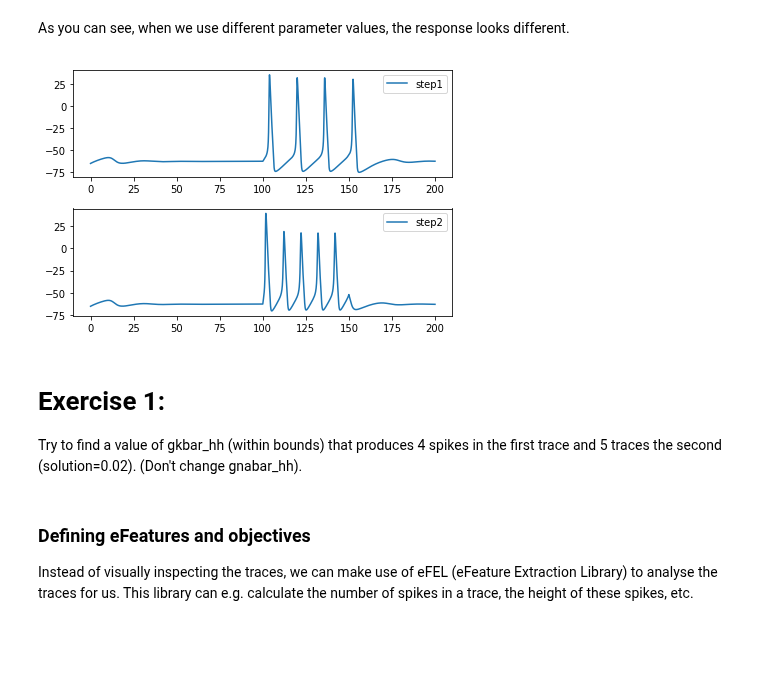
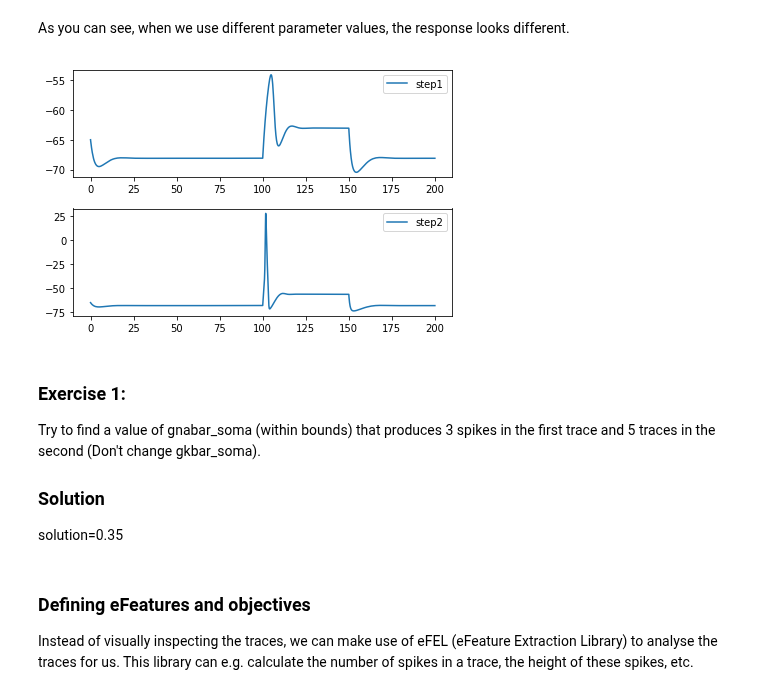
Before and after one commit to BlueBrain/MOOC-neurons-and-synapses-2017, a Jupyter notebook: ConstrModels/TutBallStickOpt/ballandstickopt.ipynb, the cells around one changed output. Drawn from its saved outputs; the diff is of its cells as text; code cells hidden in the pictures; blank space fills up the shorter version.

```diff
--- a/ConstrModels/TutBallStickOpt/ballandstickopt.ipynb
+++ b/ConstrModels/TutBallStickOpt/ballandstickopt.ipynb
@@ -70,13 +66,10 @@ Now we need to specify which ion channels are present on the membrane of this mo
 
 The 'name' field can be chosen by the user, this name should be unique. The 'suffix' points to the same [field](https://www.neuron.yale.edu/neuron/static/new_doc/modelspec/programmatic/mechanisms/nmodl2.html#suffix) in the NMODL file of the channel. 'locations' specifies which sections the mechanism will be added to.
 # %%
-# Explain 'name'
-# Explain suffix -> choice corresponds to 'insert' of NEURON
-
 hh_mech = ephys.mechanisms.NrnMODMechanism(
         name='hh',
         suffix='hh',
-        locations=[somatic_loc])
+        locations=[somatic_loc, dend_loc])
 # %% [markdown]
 
 ### Creating parameters
@@ -98,14 +110,14 @@ And parameters that represent the maximal conductance of the sodium and potassiu
 # %%
-gnabar_param = ephys.parameters.NrnSectionParameter(
-        name='gnabar_hh',
+gnabar_soma = ephys.parameters.NrnSectionParameter(
+        name='gnabar_soma',
         param_name='gnabar_hh',
         locations=[somatic_loc],
-        bounds=[0.05, 0.125],
+        bounds=[0.0, 1.0],
         frozen=False)
-gkbar_param = ephys.parameters.NrnSectionParameter(
-        name='gkbar_hh',
+gkbar_soma = ephys.parameters.NrnSectionParameter(
+        name='gkbar_soma',
         param_name='gkbar_hh',
-        bounds=[0.01, 0.05],
+        bounds=[0.0, 1.0],
         locations=[somatic_loc],
         frozen=False)
 # %% [markdown]
@@ -117,5 +129,5 @@ ballandstick_cell = ephys.models.CellModel(
         name='simple_cell',
         morph=morph,
         mechs=[hh_mech],
-        params=[cm_param, gnabar_param, gkbar_param])
+        params=[cm, gnabar_dend, gkbar_dend, gl_dend, gnabar_soma, gkbar_soma])
 # %% [markdown]
@@ -184,9 +193,8 @@ nrn = ephys.simulators.NrnSimulator()
 # %% [markdown]
 The run() method of a protocol accepts a cell model, a set of parameter values and a simulator
 # %%
-default_params = {'gnabar_hh': 0.1, 'gkbar_hh': 0.03}
+default_params = {'gnabar_soma': 0.25, 'gkbar_soma': 0.1}
 
-# Running without value won't work
 responses = twostep_protocol.run(cell_model=ballandstick_cell, param_values=default_params, sim=nrn)
 # %% [markdown]
 Plotting the response traces is now easy:
@@ -206,14 +214,17 @@ plot_responses(responses)
 # %% [markdown]
 As you can see, when we use different parameter values, the response looks different.
 # %%
-other_params = {'gnabar_hh': 0.1, 'gkbar_hh': 0.02}
+other_params = {'gnabar_soma': 0.1, 'gkbar_soma': 0.1}
 plot_responses(twostep_protocol.run(cell_model=ballandstick_cell, param_values=other_params, sim=nrn))
 # %% [output]
-[figure, old version]
+[figure, new version]
 # %% [markdown]
-# Exercise 1:
+### Exercise 1:
 
-Try to find a value of gkbar_hh (within bounds) that produces 4 spikes in the first trace and 5 traces the second (solution=0.02). (Don't change gnabar_hh).
+Try to find a value of gnabar_soma (within bounds) that produces 3 spikes in the first trace and 5 traces in the second (Don't change gkbar_soma).
+
+### Solution
+solution=0.35
 # %% [markdown]
 ### Defining eFeatures and objectives
 
```
Also changed, not shown: parts of 44 cells of this notebook, 5 other files.
